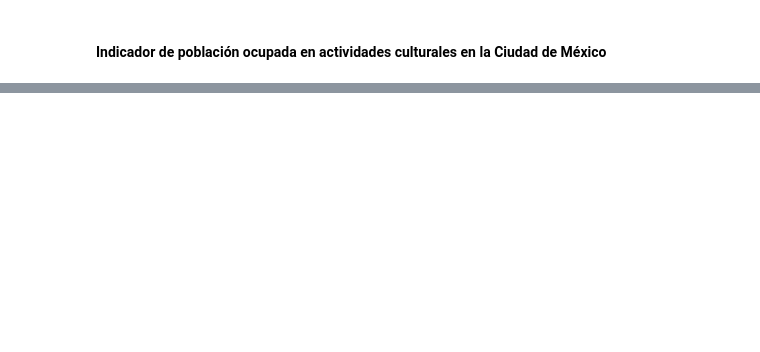
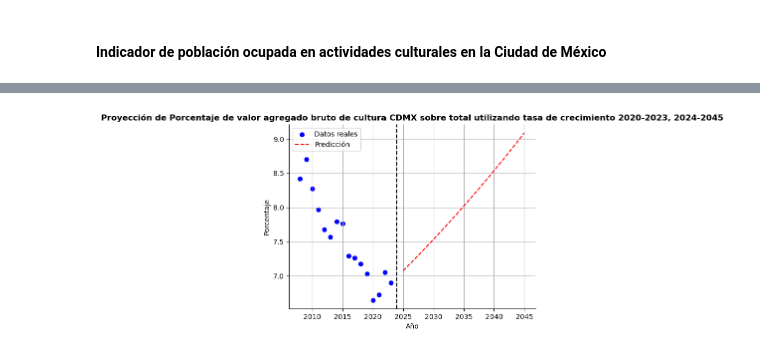
Before and after one commit to cpyp-ipdp/pgd_cdmx, a Jupyter notebook: indicadores/cultura/indicadores_cultura_pgd.ipynb, the cells around one changed output, grey strips where cells are left out. Saved outputs shown, nothing was run; the diff lists cells and outputs as text; code cells hidden in the pictures; blank space fills up the shorter version.

```diff
--- a/indicadores/cultura/indicadores_cultura_pgd.ipynb
+++ b/indicadores/cultura/indicadores_cultura_pgd.ipynb
@@ -256,0 +353,5 @@ censoeco
+# %%
+#Tasa de crecimiento promedio anual de 2020 a 2023
+#Se establece este supuesto para establecer metas positivas hacia el futuro
+tcma_valor = ((df_predict.query("año == 2023")["valor"].values[0] / df_predict.query("año == 2020")["valor"].values[0]) ** (1 / 3) - 1)
+tcma_valor
@@ -256,0 +360,17 @@ censoeco
+# %%
+# Estimar valores de 2025 a 2045
+for year in range(2024, 2046):
+    if year not in df_predict["año"].values:
+        df_predict = pd.concat([df_predict, pd.DataFrame({
+            "concepto": ["Ciudad de México"],
+            "año": [year],
+            "valor": [np.nan]  # Usa np.nan en lugar de None
+        })], ignore_index=True)
+
+    # Verificar que el año anterior tenga un valor válido antes de calcular
+    if not df_predict.loc[df_predict["año"] == year - 1, "valor"].isna().any():
+        df_predict.loc[df_predict["año"] == year, "valor"] = (
+            df_predict.loc[df_predict["año"] == year - 1, "valor"].values[0] * (1 + tcma_valor)
+        )
+
+df_predict
@@ -256,0 +395,24 @@ censoeco
+# %%
+#Gráfica de año y valor
+
+fig, ax = plt.subplots()
+
+plt.scatter(df["año"], df["valor"], color='blue', label="Datos reales")
+#filtrar df_predict para dejar solo los años 2025 a 2045 y hacer la gráfica
+plt.plot(df_predict.query("año >= 2025")["año"], df_predict.query("año >= 2025")["valor"], color='red', linestyle='dashed', label="Predicción")
+plt.xlabel("Año")
+plt.ylabel("Porcentaje")
+plt.title("Proyección de Porcentaje de valor agregado bruto de cultura CDMX sobre total utilizando tasa de crecimiento 2020-2023, 2024-2045",fontweight="bold")
+plt.legend()
+#Línea horizontal en 2024
+plt.axvline(2024, linestyle="--", color="black")
+plt.grid(True)
+#Sin borde superior y derecho
+plt.gca().spines['top'].set_visible(False)
+plt.gca().spines['right'].set_visible(False)
+
+
+#Salvar gráfica
+plt.savefig("valor_agregado_bruto_cultura_tcma.png", dpi=200, bbox_inches="tight")
+# %% [output]
+[figure, added]
```
Also changed, not shown: parts of 21 cells of this notebook, 1 other file.
